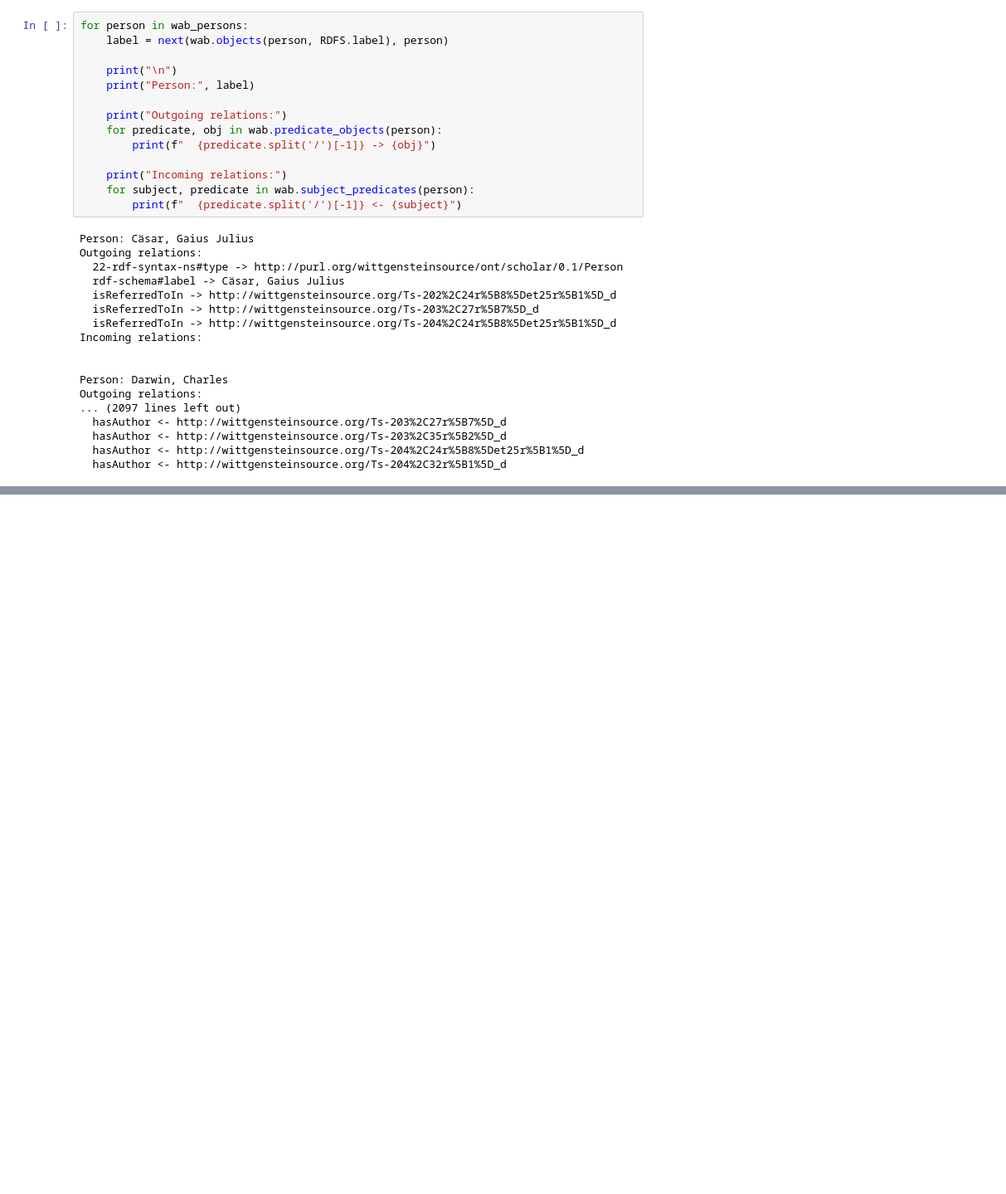
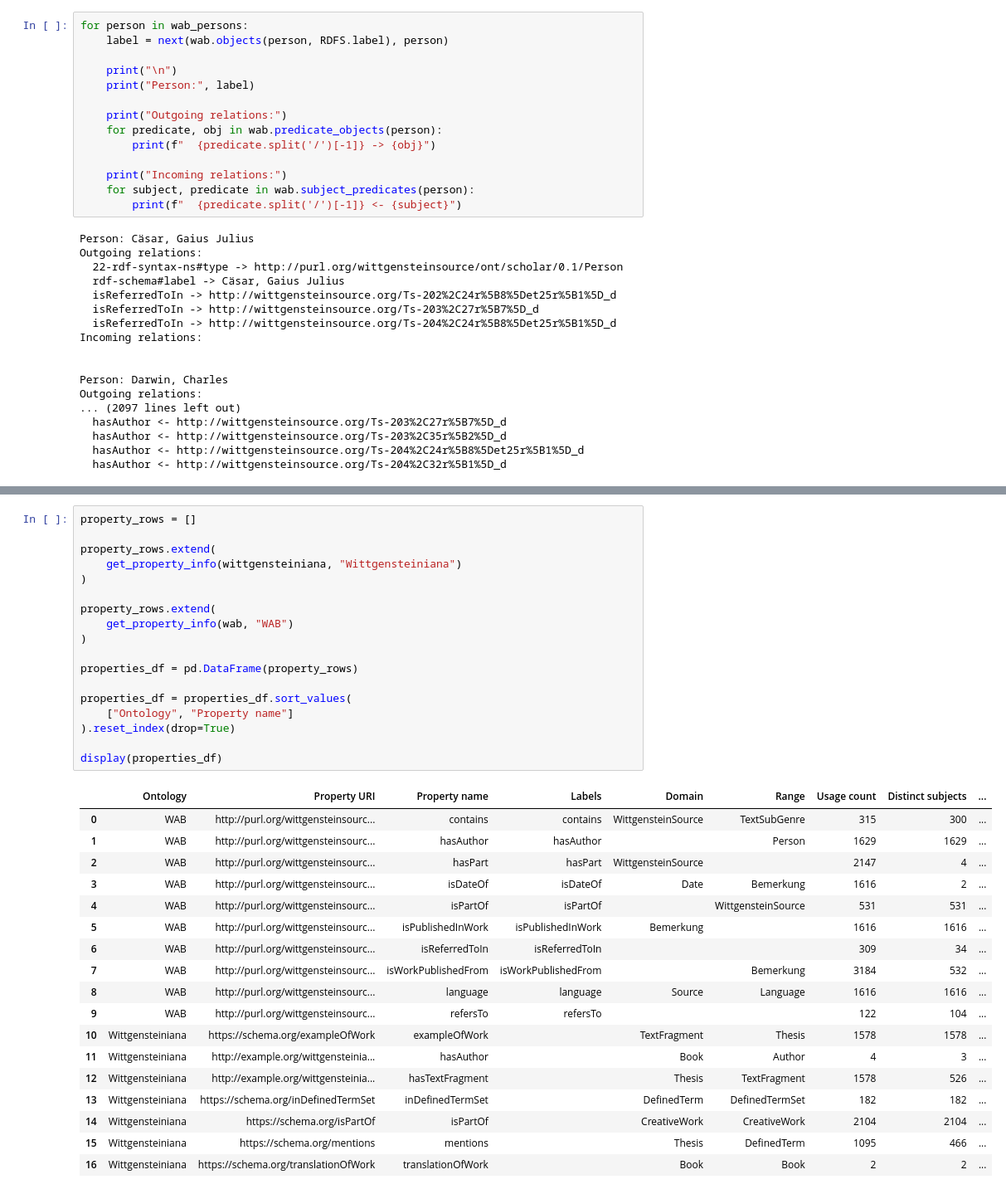
Before and after one commit to i4444i4444/OWL-ontology-align, a Jupyter notebook: tractatus-alignment/notebooks/inspect_alignment_data.ipynb, the cells around one changed output, grey strips where cells are left out. Shown at 83% size. Drawn from its saved outputs; the diff is of its cells as text; blank space fills up the shorter version.

```diff
--- a/tractatus-alignment/notebooks/inspect_alignment_data.ipynb
+++ b/tractatus-alignment/notebooks/inspect_alignment_data.ipynb
@@ -329,0 +638,37 @@ Outgoing relations:
+# %%
+property_rows = []
+
+property_rows.extend(
+    get_property_info(wittgensteiniana, "Wittgensteiniana")
+)
+
+property_rows.extend(
+    get_property_info(wab, "WAB")
+)
+
+properties_df = pd.DataFrame(property_rows)
+
+properties_df = properties_df.sort_values(
+    ["Ontology", "Property name"]
+).reset_index(drop=True)
+
+display(properties_df)
+# %% [output]
+|  | Ontology | Property URI | Property name | Labels | Domain | Range | Usage count | Distinct subjects | ... |
+| 0 | WAB | http://purl.org/wittgensteinsourc... | contains | contains | WittgensteinSource | TextSubGenre | 315 | 300 | ... |
+| 1 | WAB | http://purl.org/wittgensteinsourc... | hasAuthor | hasAuthor |  | Person | 1629 | 1629 | ... |
+| 2 | WAB | http://purl.org/wittgensteinsourc... | hasPart | hasPart | WittgensteinSource |  | 2147 | 4 | ... |
+| 3 | WAB | http://purl.org/wittgensteinsourc... | isDateOf | isDateOf | Date | Bemerkung | 1616 | 2 | ... |
+| 4 | WAB | http://purl.org/wittgensteinsourc... | isPartOf | isPartOf |  | WittgensteinSource | 531 | 531 | ... |
+| 5 | WAB | http://purl.org/wittgensteinsourc... | isPublishedInWork | isPublishedInWork | Bemerkung |  | 1616 | 1616 | ... |
+| 6 | WAB | http://purl.org/wittgensteinsourc... | isReferredToIn | isReferredToIn |  |  | 309 | 34 | ... |
+| 7 | WAB | http://purl.org/wittgensteinsourc... | isWorkPublishedFrom | isWorkPublishedFrom |  | Bemerkung | 3184 | 532 | ... |
+| 8 | WAB | http://purl.org/wittgensteinsourc... | language | language | Source | Language | 1616 | 1616 | ... |
+| 9 | WAB | http://purl.org/wittgensteinsourc... | refersTo | refersTo |  |  | 122 | 104 | ... |
+| 10 | Wittgensteiniana | https://schema.org/exampleOfWork | exampleOfWork |  | TextFragment | Thesis | 1578 | 1578 | ... |
+| 11 | Wittgensteiniana | http://example.org/wittgensteinia... | hasAuthor |  | Book | Author | 4 | 3 | ... |
+| 12 | Wittgensteiniana | http://example.org/wittgensteinia... | hasTextFragment |  | Thesis | TextFragment | 1578 | 526 | ... |
+| 13 | Wittgensteiniana | https://schema.org/inDefinedTermSet | inDefinedTermSet |  | DefinedTerm | DefinedTermSet | 182 | 182 | ... |
+| 14 | Wittgensteiniana | https://schema.org/isPartOf | isPartOf |  | CreativeWork | CreativeWork | 2104 | 2104 | ... |
+| 15 | Wittgensteiniana | https://schema.org/mentions | mentions |  | Thesis | DefinedTerm | 1095 | 466 | ... |
+| 16 | Wittgensteiniana | https://schema.org/translationOfWork | translationOfWork |  | Book | Book | 2 | 2 | ... |
```
Also changed, not shown: parts of 25 cells of this notebook.
